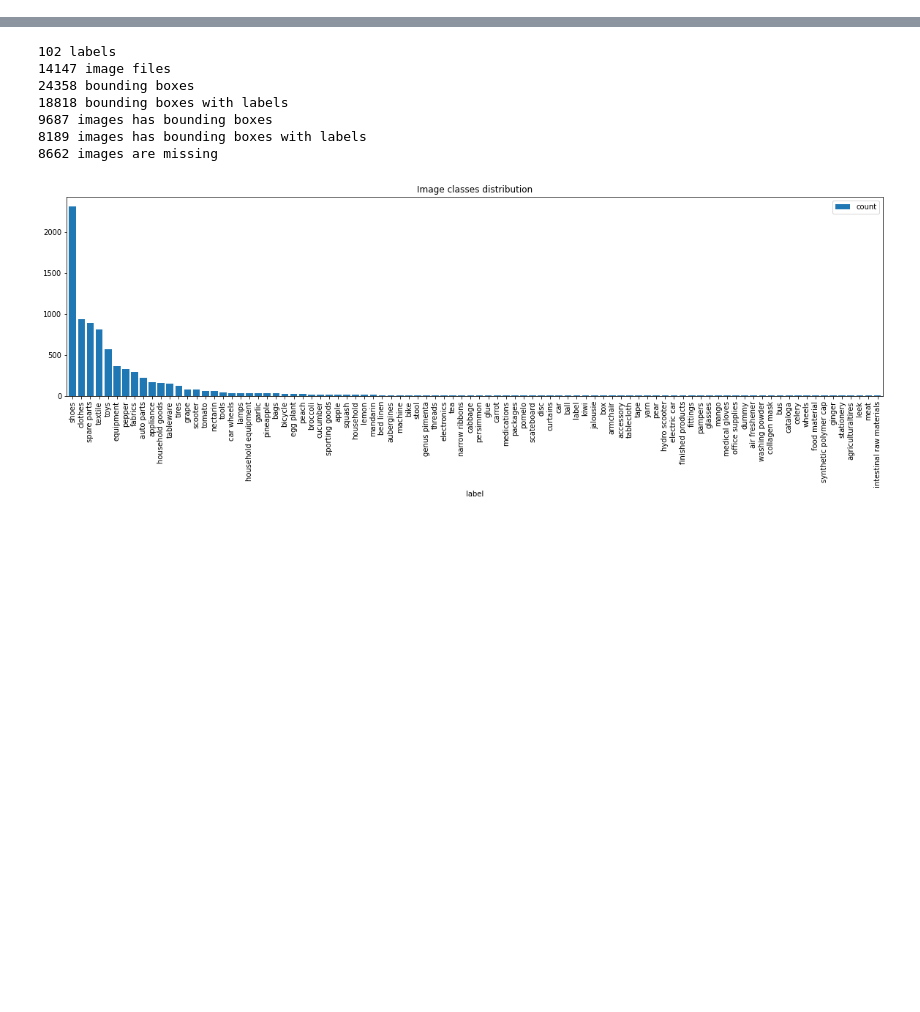
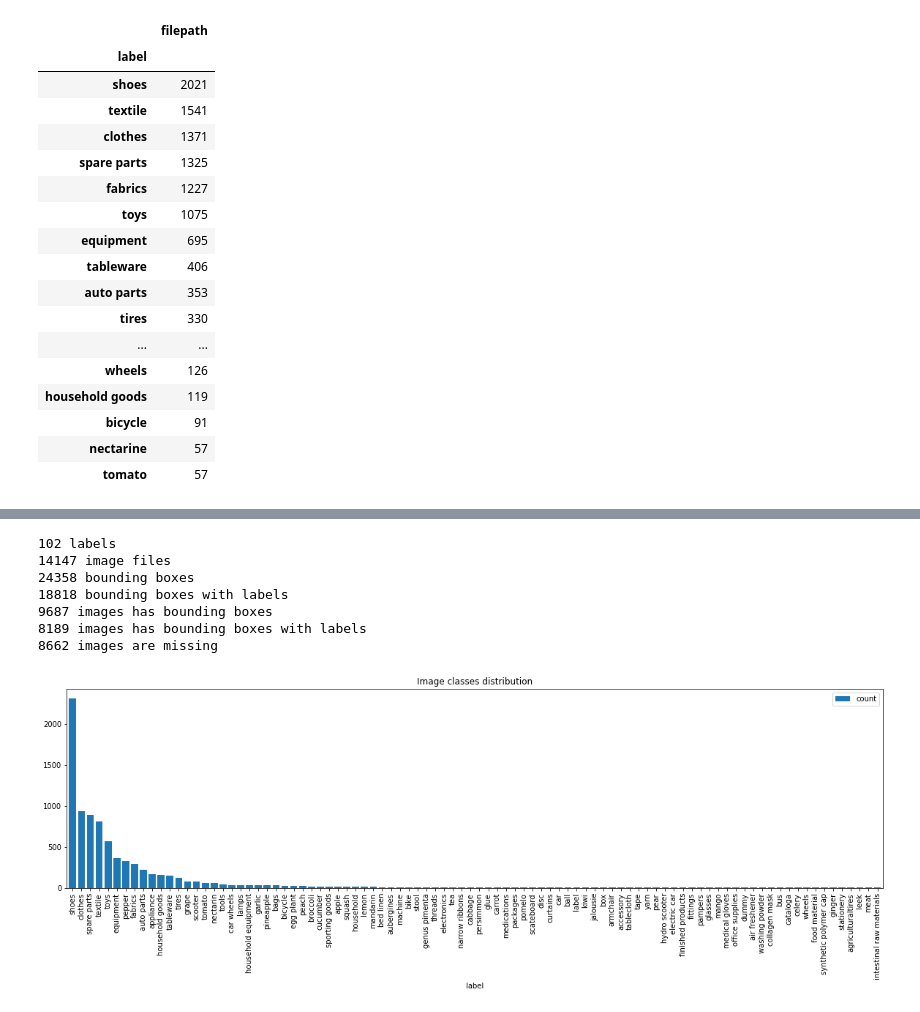
Before and after one commit to IS2AI/cargoxray, a Jupyter notebook: utils/infographics.ipynb, the cells around one changed output, grey strips where cells are left out. Saved outputs shown, nothing was run; the diff lists cells and outputs as text; code cells hidden in the pictures; blank space fills up the shorter version.

```diff
--- a/utils/infographics.ipynb
+++ b/utils/infographics.ipynb
@@ -54,0 +80,28 @@ combined = annotations.join(images)
+# %%
+
+combined[['label', 'image_id', 'filepath']]\
+    .drop_duplicates(['image_id', 'label'])\
+    .drop(columns='image_id')\
+    .groupby('label')\
+    .count()\
+    .sort_values('filepath', ascending=False)\
+    .iloc[0:20]
+# %% [output]
+|  | filepath |
+| label |  |
+| shoes | 2021 |
+| textile | 1541 |
+| clothes | 1371 |
+| spare parts | 1325 |
+| fabrics | 1227 |
+| toys | 1075 |
+| equipment | 695 |
+| tableware | 406 |
+| auto parts | 353 |
+| tires | 330 |
+| ... | ... |
+| wheels | 126 |
+| household goods | 119 |
+| bicycle | 91 |
+| nectarine | 57 |
+| tomato | 57 |
```
Also changed, not shown: parts of 8 cells of this notebook, 3 other files.
